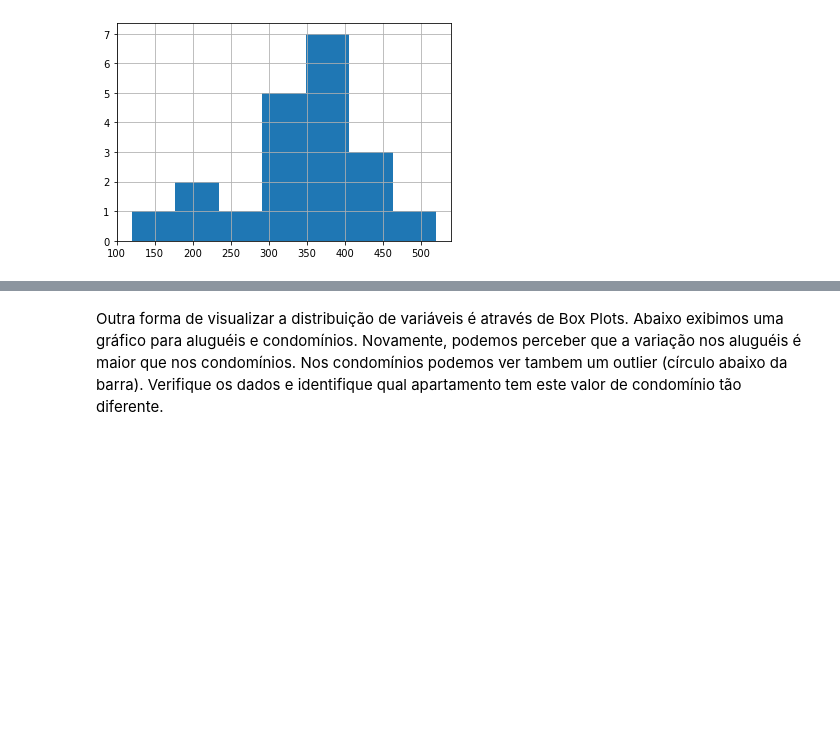
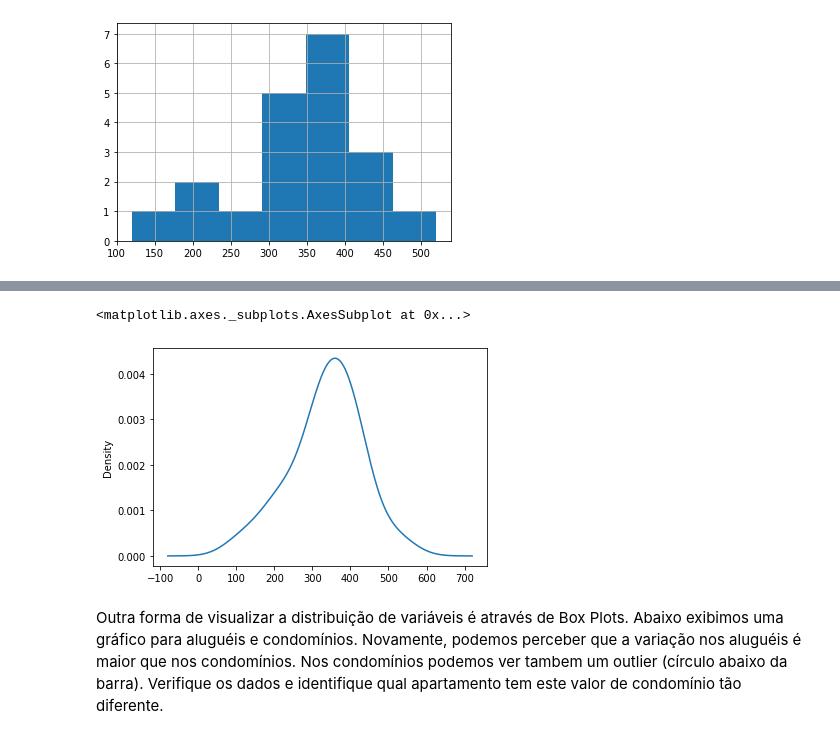
Before and after one commit to luizcelsojr/datascience, a Jupyter notebook: notebooks/03e-Pandas_Análise Exploratória.ipynb, the cells around one changed output, grey strips where cells are left out. Drawn from its saved outputs; the diff is of its cells as text; code cells hidden in the pictures; blank space fills up the shorter version.

```diff
--- a/notebooks/03e-Pandas_Análise Exploratória.ipynb
+++ b/notebooks/03e-Pandas_Análise Exploratória.ipynb
@@ -67,3 +74,8 @@ df['condominio'].hist(bins=7)
+# %%
+df['condominio'].plot.kde()
+# %% [output]
+<matplotlib.axes._subplots.AxesSubplot at 0x...>
+[figure, added]
 # %% [markdown]
 Outra forma de visualizar a distribuição de variáveis é através de Box Plots. Abaixo exibimos uma gráfico para aluguéis e condomínios. Novamente, podemos perceber que a variação nos aluguéis é maior que nos condomínios. Nos condomínios podemos ver tambem um outlier (círculo abaixo da barra). Verifique os dados e identifique qual apartamento tem este valor de condomínio tão diferente.
 # %%
```
Also changed, not shown: parts of 2 cells of this notebook.
